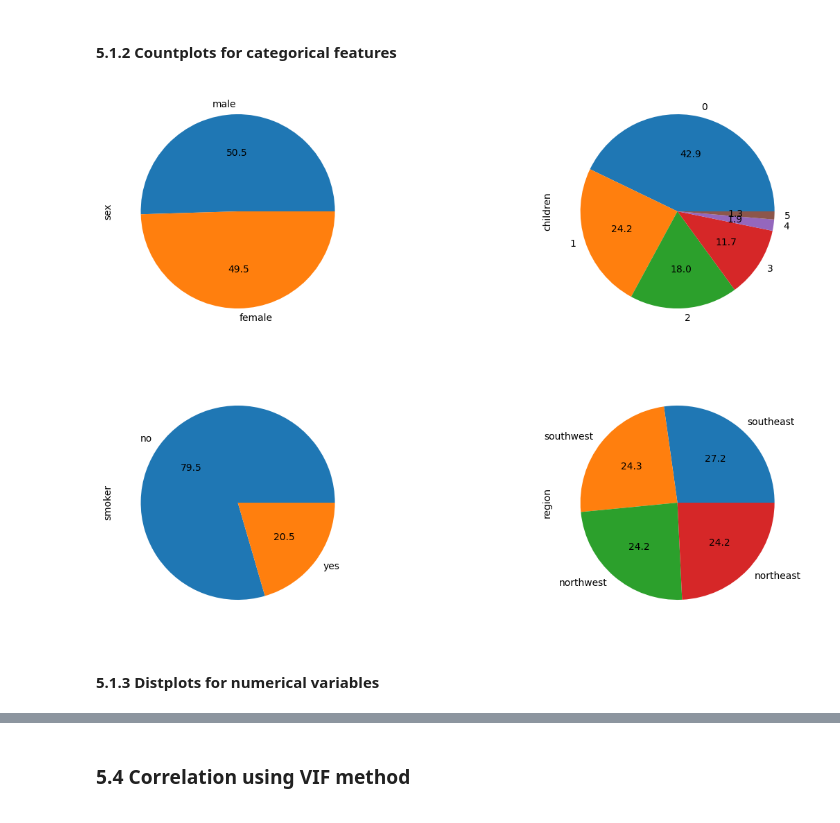
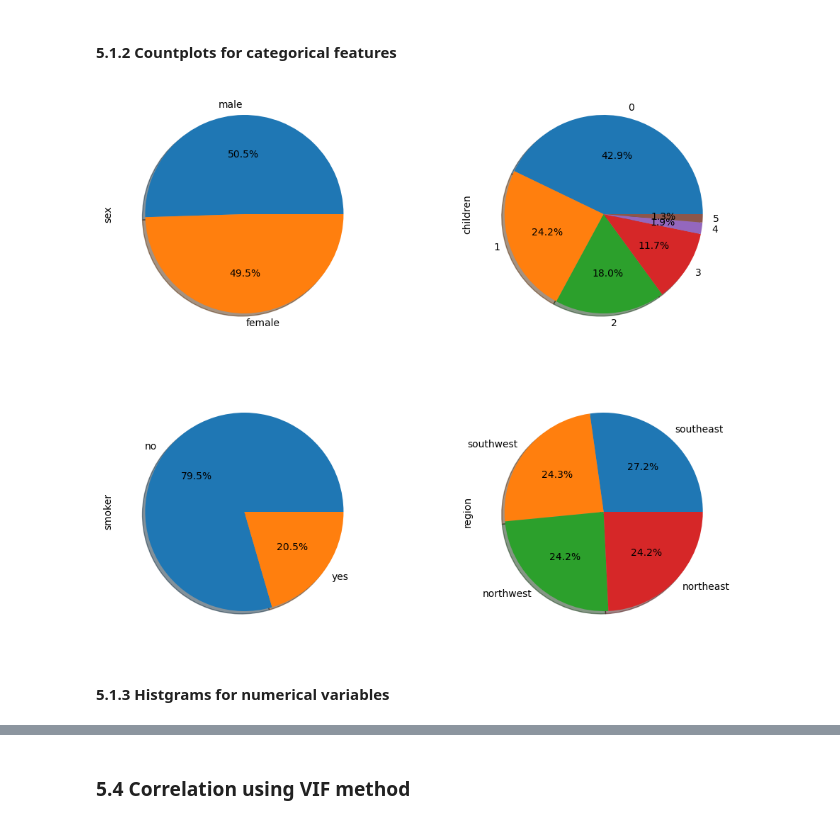
Before and after one commit to kuldeepguptahub/health-expenditure-prediction, a Jupyter notebook: notebooks/EDA.ipynb, the cells around one changed output, grey strips where cells are left out. Saved outputs shown, nothing was run; the diff lists cells and outputs as text; code cells hidden in the pictures.

```diff
--- a/notebooks/EDA.ipynb
+++ b/notebooks/EDA.ipynb
@@ -207,14 +209,14 @@ plt.show()
 # %% [markdown]
 #### 5.1.2 Countplots for categorical features
 # %%
-plt.figure(figsize=(15,10))
+plt.figure(figsize=(12,10))
 
 for i, col in enumerate(cat_features):
     plt.subplot(2, 2, i+1)
-    df[col].value_counts().plot(kind='pie', autopct='%.1f')
+    df[col].value_counts().plot(kind='pie', autopct='%.1f%%', shadow=True)
 
 plt.show()
 # %% [output]
-[figure, old version]
+[figure, new version]
 # %% [markdown]
-#### 5.1.3 Distplots for numerical variables
+#### 5.1.3 Histgrams for numerical variables
```
Also changed, not shown: parts of 33 cells of this notebook, 8 other files.
